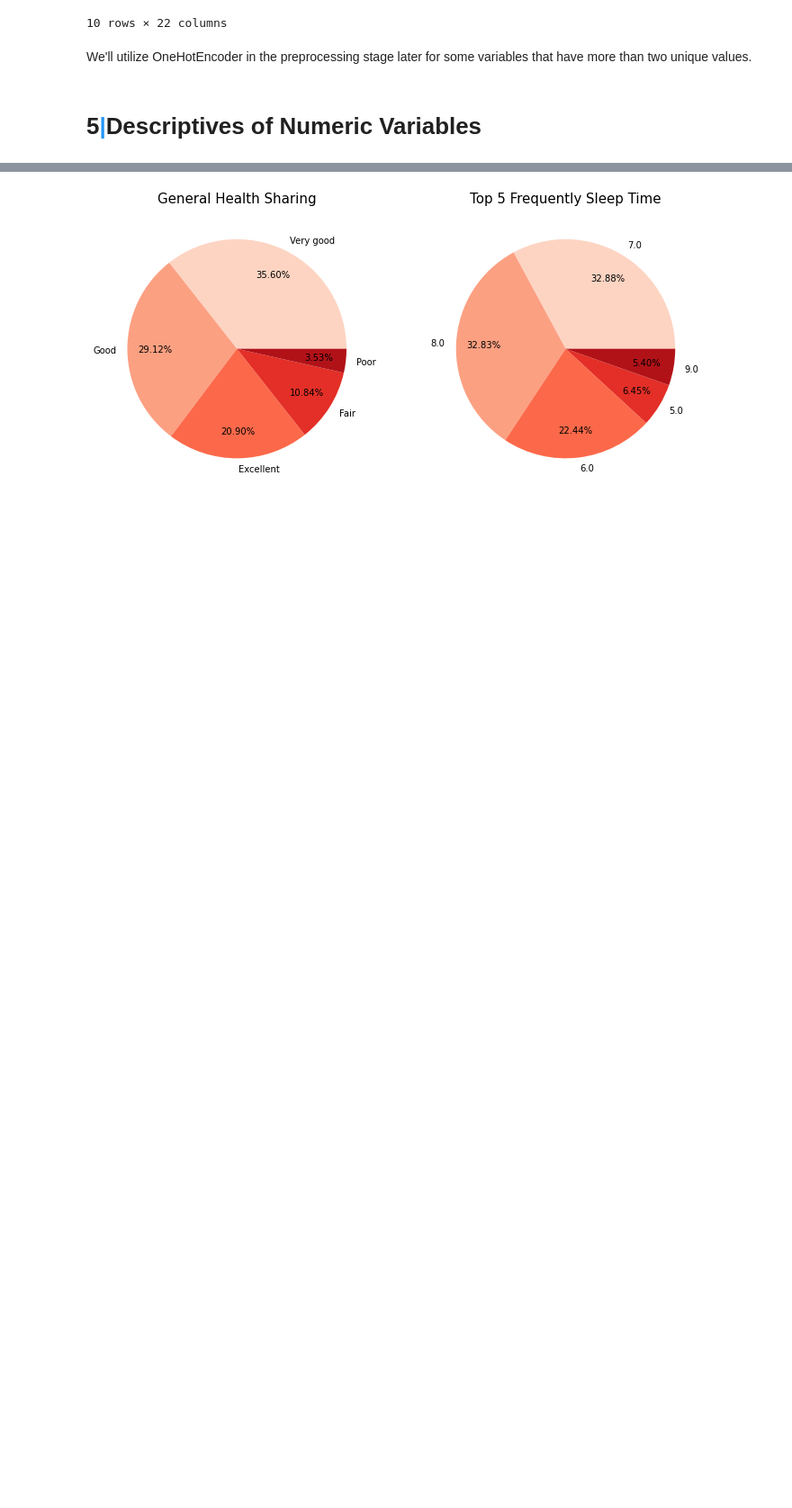
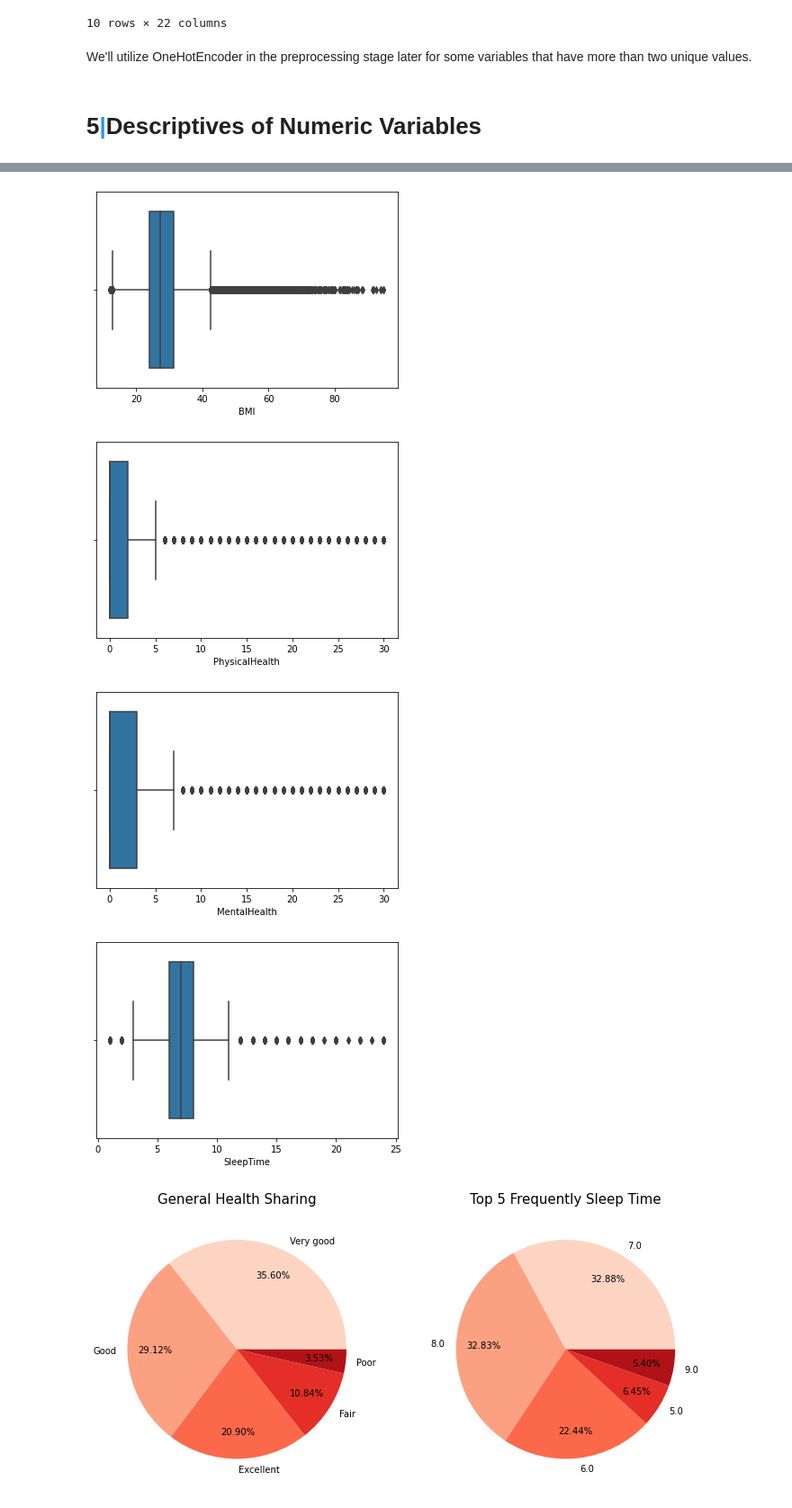
Before and after one commit to jhonpire/predicting_heartdisease, a Jupyter notebook: heart_disease_sample.ipynb, the cells around one changed output, grey strips where cells are left out. Shown at 90% size. Drawn from its saved outputs; the diff is of its cells as text; code cells hidden in the pictures; blank space fills up the shorter version.

```diff
--- a/heart_disease_sample.ipynb
+++ b/heart_disease_sample.ipynb
@@ -277,6 +281,7 @@ We'll utilize OneHotEncoder in the preprocessing stage later for some variables
 # %% [markdown]
 # <b>5<span style='color:#0386f7de'>|</span>Descriptives of Numeric Variables</b>
 # %%
-heart_database.describe().T
+numeric = heart_database.select_dtypes(include='float64')
+numeric.describe().T.style.set_properties(**{'background-color': 'grey','color': 'white','border-color': 'white'})
 # %% [output]
 |  | count | mean | std | min | 25% | 50% | 75% | max |
@@ -287,3 +292,14 @@ heart_database.describe().T
+# %%
+# Exploring looking for outliers
+for i in numeric.columns:
+    sns.boxplot(x=numeric[i])
+    plt.show()
+plt.show()
+# %% [output]
+[figure, added]
+[figure, added]
+[figure, added]
+[figure, added]
 # %%
 gen_health = heart_database['GenHealth'].value_counts()
 sleep_time = heart_database['SleepTime'].value_counts().iloc[:5]
```
Also changed, not shown: parts of 17 cells of this notebook.
